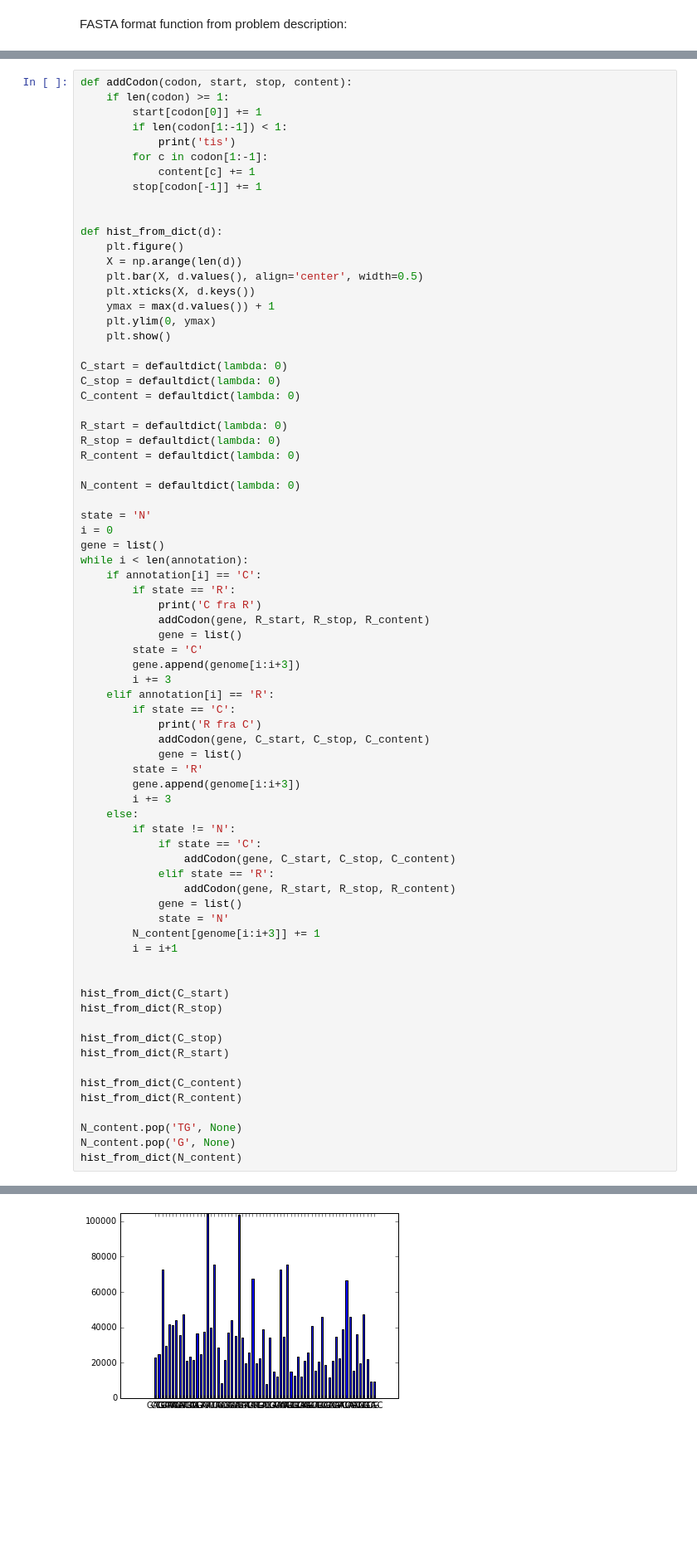
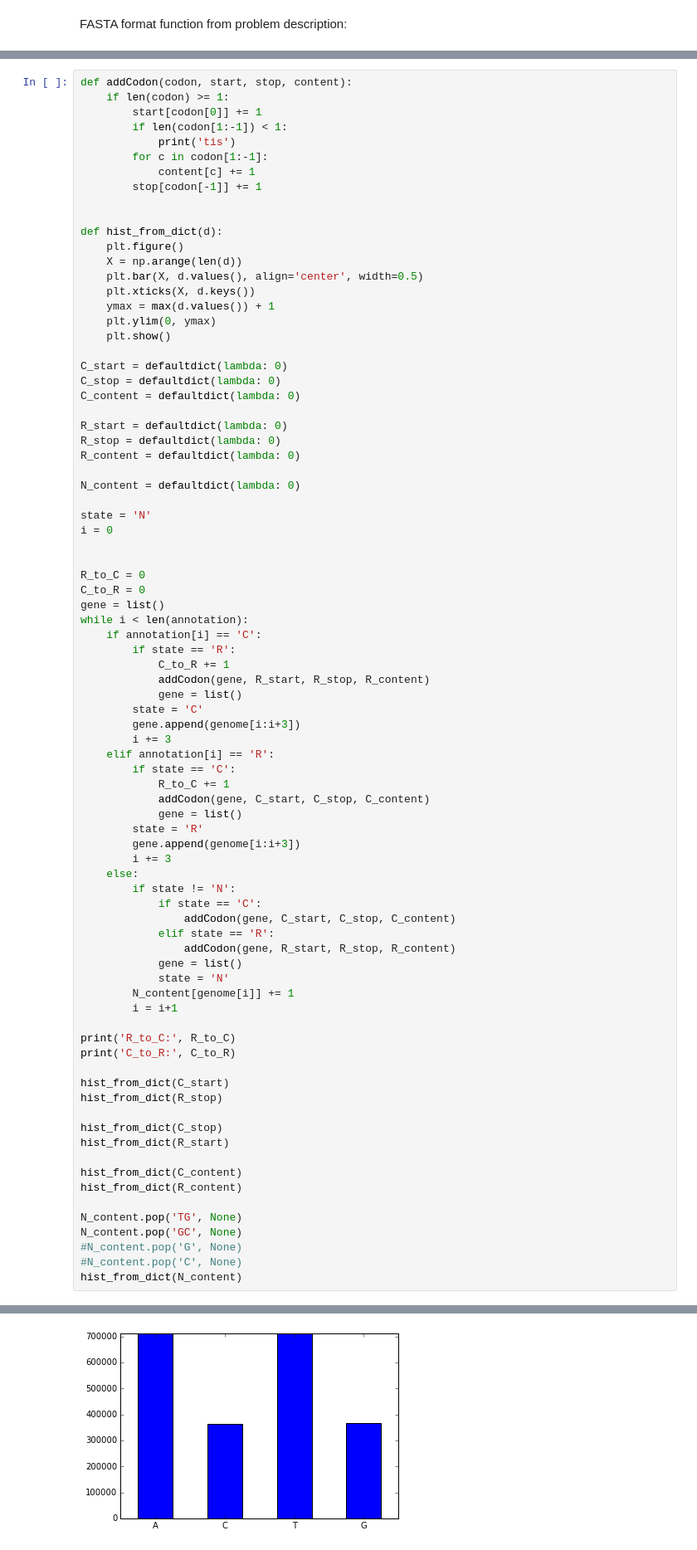
Before and after one commit to Malakith/dMachineLearning, a Jupyter notebook: handin3/handin3_group22.ipynb, the cells around one changed output, grey strips where cells are left out. Shown: that part at 83% size. Drawn from its saved outputs; the diff is of its cells as text; blank space fills up the shorter version.

```diff
--- a/handin3/handin3_group22.ipynb
+++ b/handin3/handin3_group22.ipynb
@@ -97,11 +99,15 @@ N_content = defaultdict(lambda: 0)
 
 state = 'N'
 i = 0
+
+
+R_to_C = 0
+C_to_R = 0
 gene = list()
 while i < len(annotation):
     if annotation[i] == 'C':
         if state == 'R':
-            print('C fra R')
+            C_to_R += 1
             addCodon(gene, R_start, R_stop, R_content)
             gene = list()
         state = 'C'
@@ -109,7 +115,7 @@ while i < len(annotation):
         i += 3
     elif annotation[i] == 'R':
         if state == 'C':
-            print('R fra C')
+            R_to_C += 1
             addCodon(gene, C_start, C_stop, C_content)
             gene = list()
         state = 'R'
@@ -123,9 +129,11 @@ while i < len(annotation):
                 addCodon(gene, R_start, R_stop, R_content)
             gene = list()
             state = 'N'
-        N_content[genome[i:i+3]] += 1
+        N_content[genome[i]] += 1
         i = i+1
 
+print('R_to_C:', R_to_C)
+print('C_to_R:', C_to_R)
 
 hist_from_dict(C_start)
 hist_from_dict(R_stop)
@@ -137,6 +145,8 @@ hist_from_dict(C_content)
 hist_from_dict(R_content)
 
 N_content.pop('TG', None)
-N_content.pop('G', None)
+N_content.pop('GC', None)
+#N_content.pop('G', None)
+#N_content.pop('C', None)
 hist_from_dict(N_content)
 # %% [output]
@@ -151 +161 @@ R fra C
-[figure, old version]
+[figure, new version]
```
Also changed, not shown: parts of 6 cells of this notebook, 11 other files.
